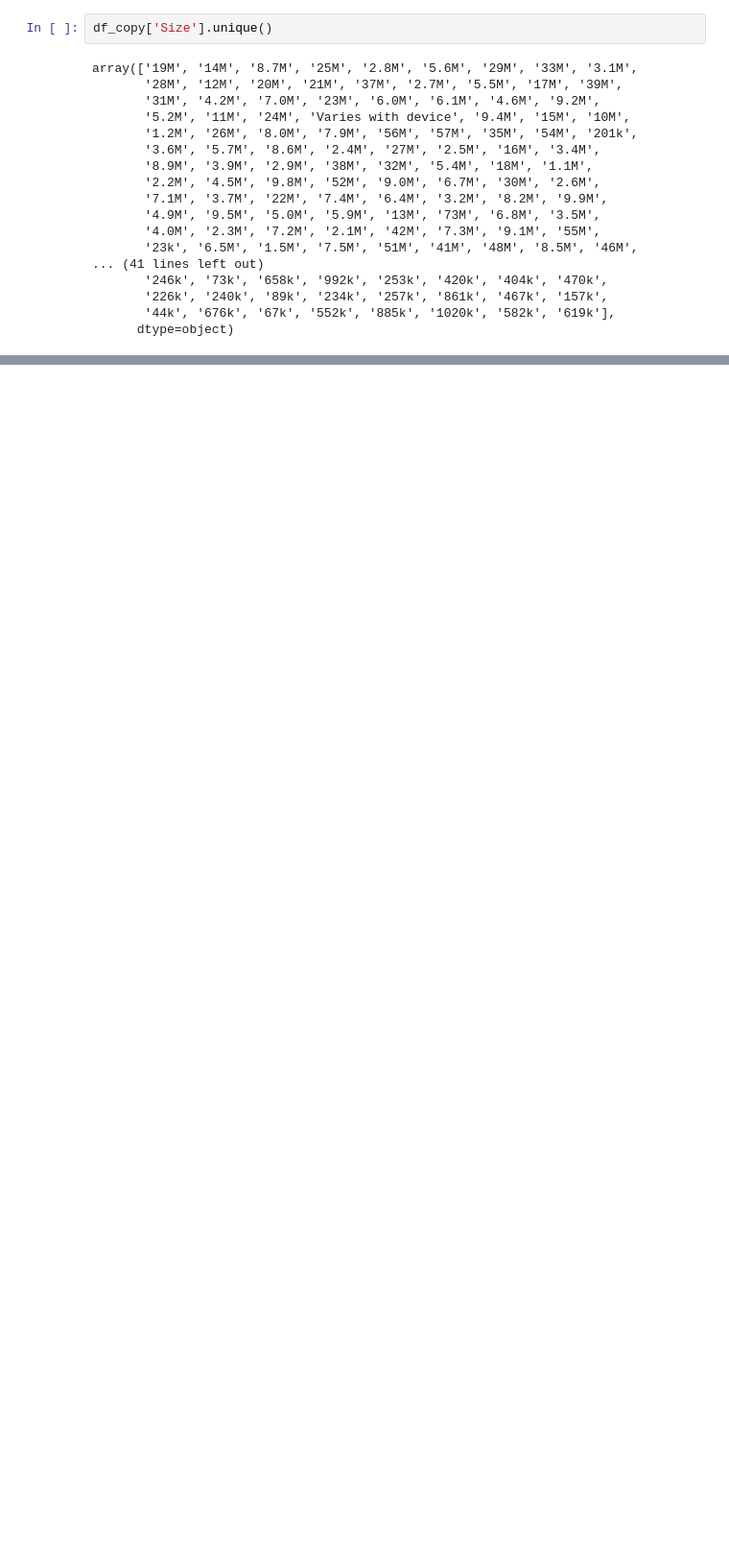
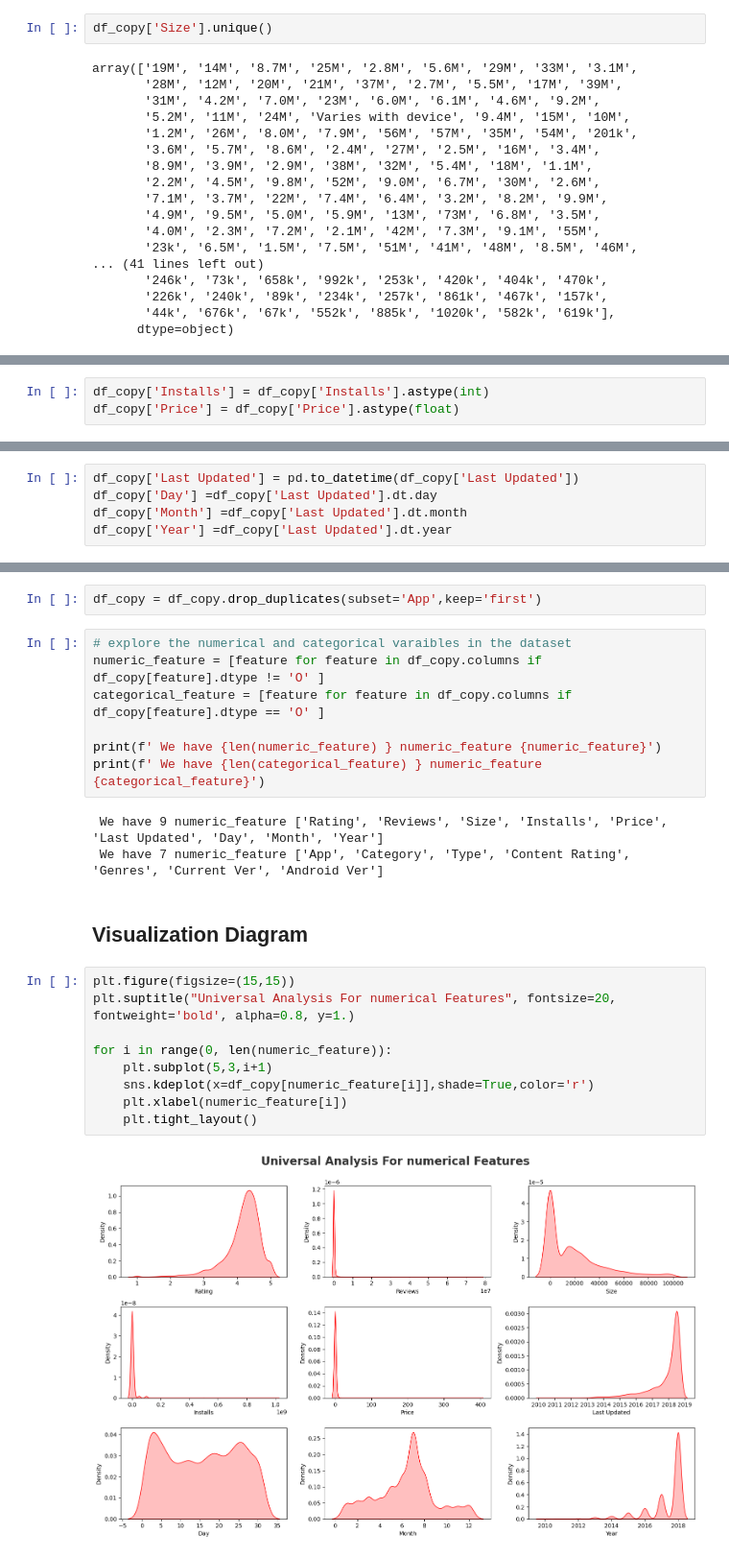
Before and after one commit to prashdev01/practice-Q, a Jupyter notebook: Exploratry Data Analysis/EDA_FE_PLAYSTORE.ipynb, the cells around one changed output, grey strips where cells are left out. Shown at 96% size. Saved outputs shown, nothing was run; the diff lists cells and outputs as text; blank space fills up the shorter version.

```diff
--- a/Exploratry Data Analysis/EDA_FE_PLAYSTORE.ipynb
+++ b/Exploratry Data Analysis/EDA_FE_PLAYSTORE.ipynb
@@ -163,0 +413,3 @@ RangeIndex(start=0, stop=10841, step=1)
+# %%
+df_copy['Installs'] = df_copy['Installs'].astype(int)
+df_copy['Price'] = df_copy['Price'].astype(float)
@@ -163,0 +445,5 @@ RangeIndex(start=0, stop=10841, step=1)
+# %%
+df_copy['Last Updated'] = pd.to_datetime(df_copy['Last Updated'])
+df_copy['Day'] =df_copy['Last Updated'].dt.day
+df_copy['Month'] =df_copy['Last Updated'].dt.month
+df_copy['Year'] =df_copy['Last Updated'].dt.year
@@ -163,0 +463,25 @@ RangeIndex(start=0, stop=10841, step=1)
+# %%
+df_copy = df_copy.drop_duplicates(subset='App',keep='first')
+# %%
+# explore the numerical and categorical varaibles in the dataset
+numeric_feature = [feature for feature in df_copy.columns if df_copy[feature].dtype != 'O' ]
+categorical_feature = [feature for feature in df_copy.columns if df_copy[feature].dtype == 'O' ]
+
+print(f' We have {len(numeric_feature) } numeric_feature {numeric_feature}')
+print(f' We have {len(categorical_feature) } numeric_feature {categorical_feature}')
+# %% [output]
+ We have 9 numeric_feature ['Rating', 'Reviews', 'Size', 'Installs', 'Price', 'Last Updated', 'Day', 'Month', 'Year']
+ We have 7 numeric_feature ['App', 'Category', 'Type', 'Content Rating', 'Genres', 'Current Ver', 'Android Ver']
+# %% [markdown]
+## Visualization Diagram
+# %%
+plt.figure(figsize=(15,15))
+plt.suptitle("Universal Analysis For numerical Features", fontsize=20, fontweight='bold', alpha=0.8, y=1.)
+
+for i in range(0, len(numeric_feature)):
+    plt.subplot(5,3,i+1)
+    sns.kdeplot(x=df_copy[numeric_feature[i]],shade=True,color='r')
+    plt.xlabel(numeric_feature[i])
+    plt.tight_layout()
+# %% [output]
+[figure, added]
```
Also changed, not shown: parts of 45 cells of this notebook, 12 other files.
